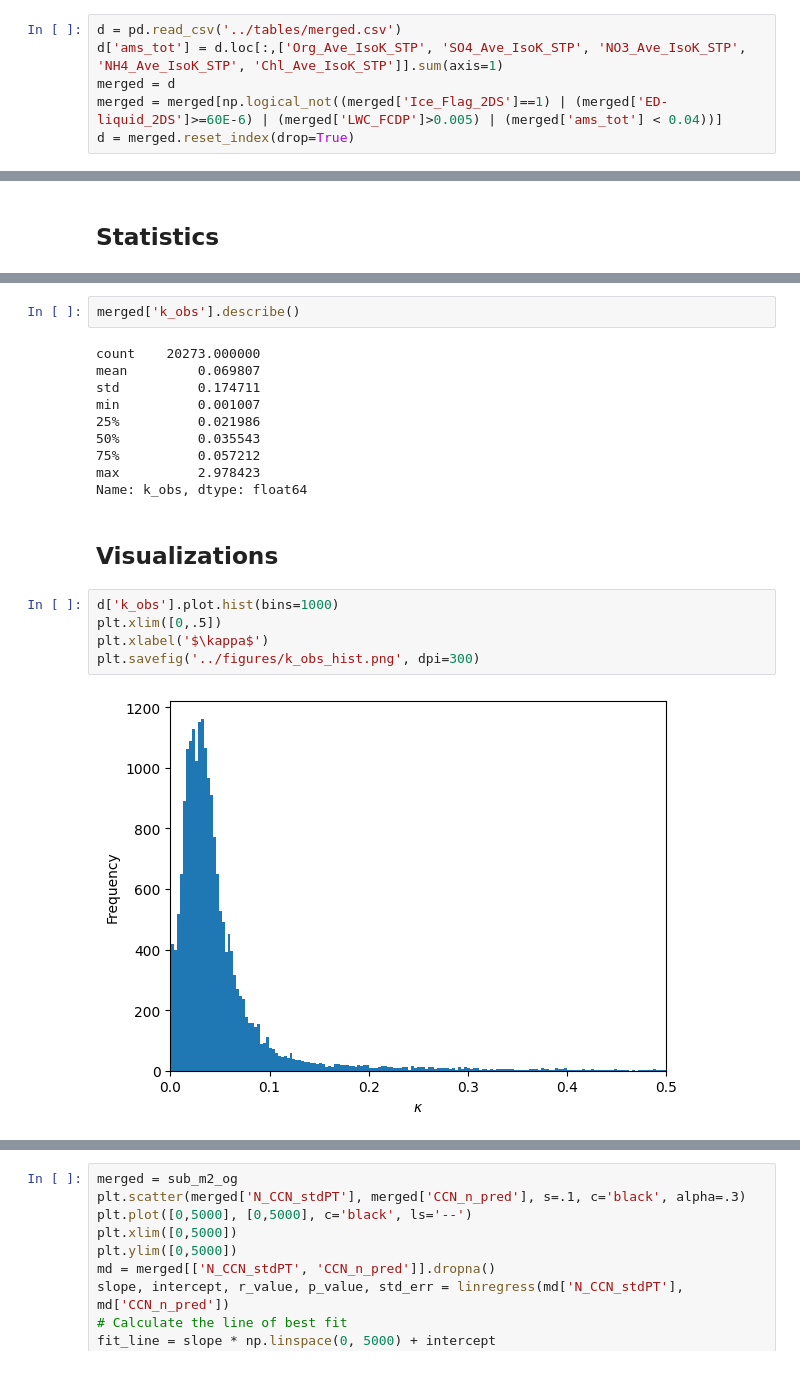
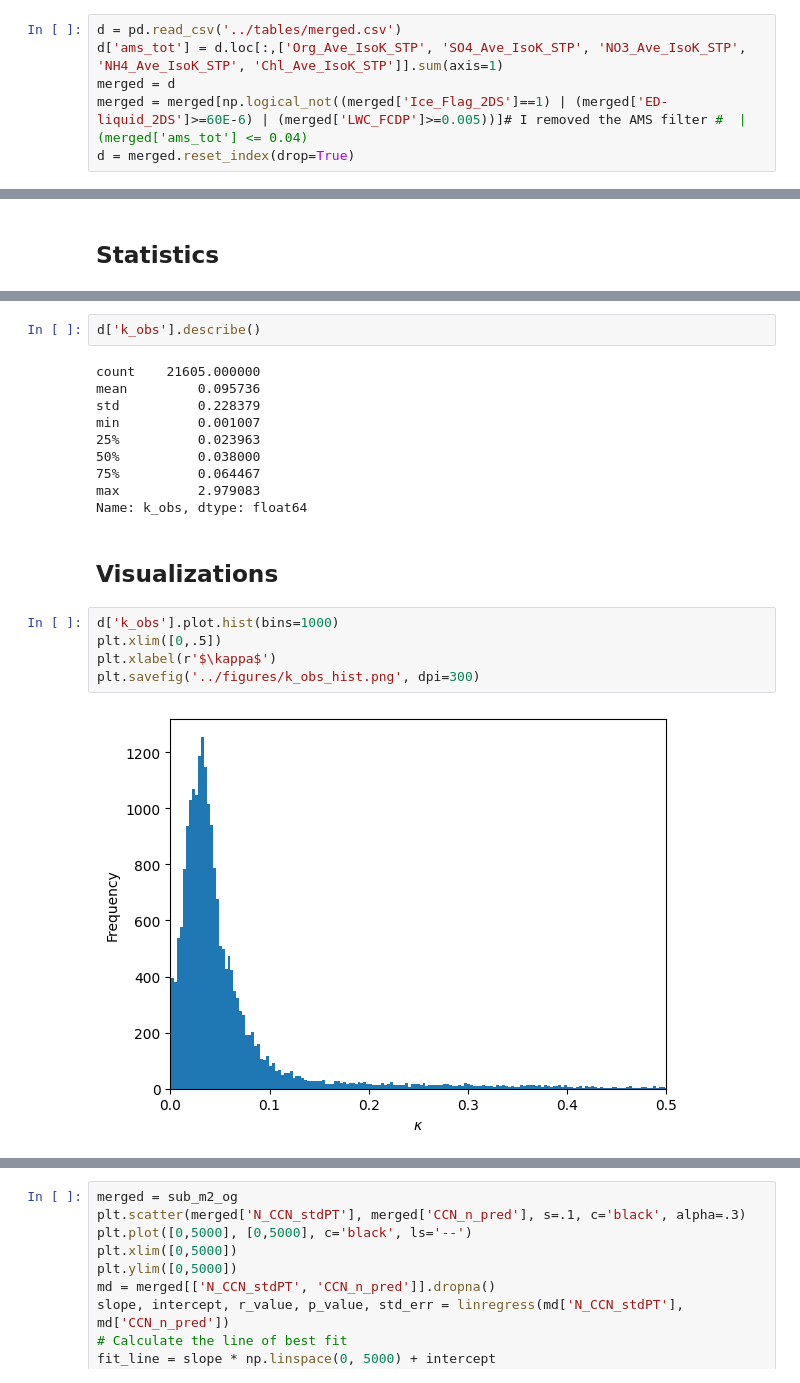
Before and after one commit to csoloff/ACTIVATE_CCN_closure, a Jupyter notebook: scripts/02_find_obs_kappa.ipynb, the cells around one changed output, grey strips where cells are left out. Drawn from its saved outputs; the diff is of its cells as text.

```diff
--- a/scripts/02_find_obs_kappa.ipynb
+++ b/scripts/02_find_obs_kappa.ipynb
@@ -17,7 +19,7 @@ Read data
 d = pd.read_csv('../tables/merged.csv')
 d['ams_tot'] = d.loc[:,['Org_Ave_IsoK_STP', 'SO4_Ave_IsoK_STP', 'NO3_Ave_IsoK_STP', 'NH4_Ave_IsoK_STP', 'Chl_Ave_IsoK_STP']].sum(axis=1)
 merged = d
-merged = merged[np.logical_not((merged['Ice_Flag_2DS']==1) | (merged['ED-liquid_2DS']>=60E-6) | (merged['LWC_FCDP']>0.005) | (merged['ams_tot'] < 0.04))]
+merged = merged[np.logical_not((merged['Ice_Flag_2DS']==1) | (merged['ED-liquid_2DS']>=60E-6) | (merged['LWC_FCDP']>=0.005))]# I removed the AMS filter #  | (merged['ams_tot'] <= 0.04)
 d = merged.reset_index(drop=True)
 # %% [markdown]
 Find activation diameter
@@ -132,25 +134,25 @@ max       2837.100000
 Name: D_a, dtype: float64
 # %%
-merged['k_obs'].describe()
+d['k_obs'].describe()
 # %% [output]
-count    20273.000000
-mean         0.069807
-std          0.174711
+count    21605.000000
+mean         0.095736
+std          0.228379
 min          0.001007
-25%          0.021986
-50%          0.035543
-75%          0.057212
-max          2.978423
+25%          0.023963
+50%          0.038000
+75%          0.064467
+max          2.979083
 Name: k_obs, dtype: float64
 # %% [markdown]
 ## Visualizations
 # %%
 d['k_obs'].plot.hist(bins=1000)
 plt.xlim([0,.5])
-plt.xlabel('$\kappa$')
+plt.xlabel(r'$\kappa$')
 plt.savefig('../figures/k_obs_hist.png', dpi=300)
 # %% [output]
-[figure, old version]
+[figure, new version]
 # %%
 d['D_a'].plot.hist(bins=1000)
 plt.xlabel('D$_a$')
```
Also changed, not shown: parts of 8 cells of this notebook, 3 other files.
